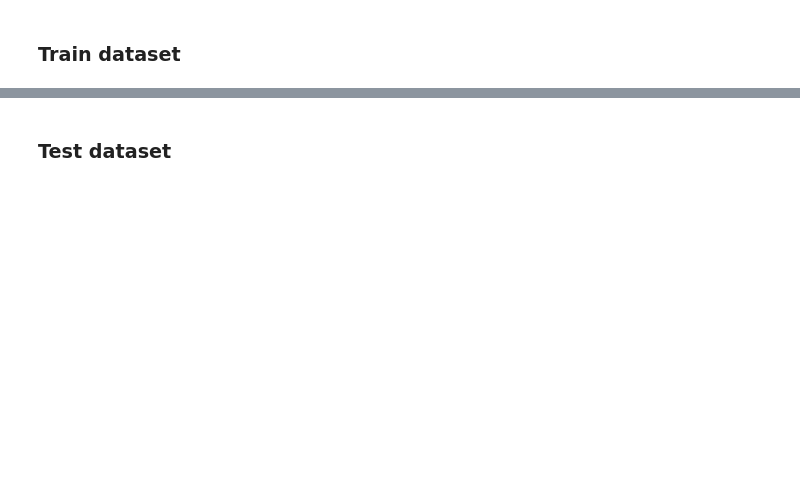
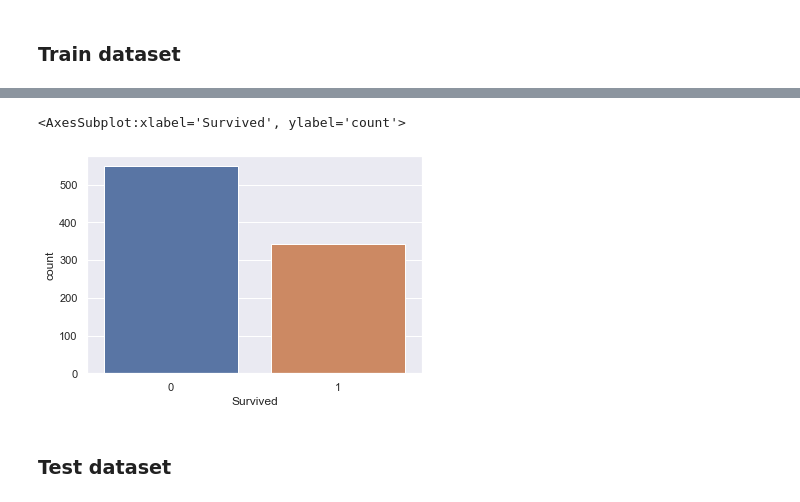
Before and after one commit to mz2300/mz_data_science, a Jupyter notebook: Titanic/Titanic.ipynb, the cells around one changed output, grey strips where cells are left out. Drawn from its saved outputs; the diff is of its cells as text; code cells hidden in the pictures; blank space fills up the shorter version.

```diff
--- a/Titanic/Titanic.ipynb
+++ b/Titanic/Titanic.ipynb
@@ -8,0 +4,4 @@ There are two data files: train.csv and test.csv. Let's download and analyze the
+# %%
+import matplotlib.pyplot as plt
+import seaborn as sns
+sns.set_theme()
@@ -9,8 +10,8 @@ There are two data files: train.csv and test.csv. Let's download and analyze the
 # %% [markdown]
 ### Train dataset
 # %%
-df_train = pd.read_csv('data/train.csv')
-df_train.head()
+train_data = pd.read_csv('data/train.csv')
+train_data.head()
 # %% [output]
 |  | PassengerId | Survived | Pclass | Name | Sex | Age | SibSp | Parch | Ticket | Fare | ... |
 | 0 | 1 | 0 | 3 | Braund, Mr. Owen Harris | male | 22.0 | 1 | 0 | A/5 21171 | 7.2500 | ... |
@@ -22,0 +22,3 @@ X, y = df_train.drop('Survived', axis = 1), df_train['Survived']
+# %%
+y = train_data.pop('Survived')
+y
@@ -23,3 +38,9 @@ X, y = df_train.drop('Survived', axis = 1), df_train['Survived']
+# %%
+# target doesn't look unbalanced
+sns.countplot(x = y)
+# %% [output]
+<AxesSubplot:xlabel='Survived', ylabel='count'>
+[figure, added]
 # %% [markdown]
 ### Test dataset
 # %%
```
Also changed, not shown: parts of 107 cells of this notebook, 4 other files.
